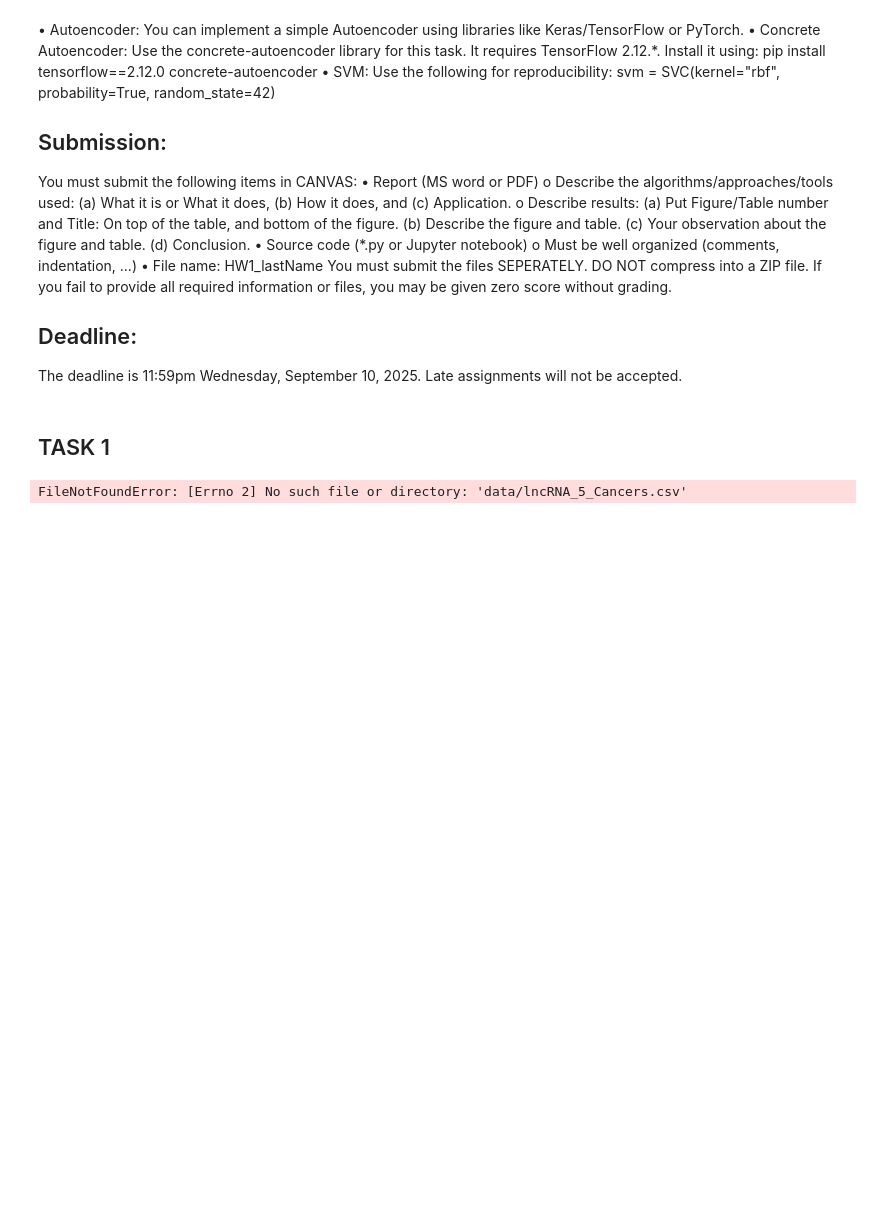
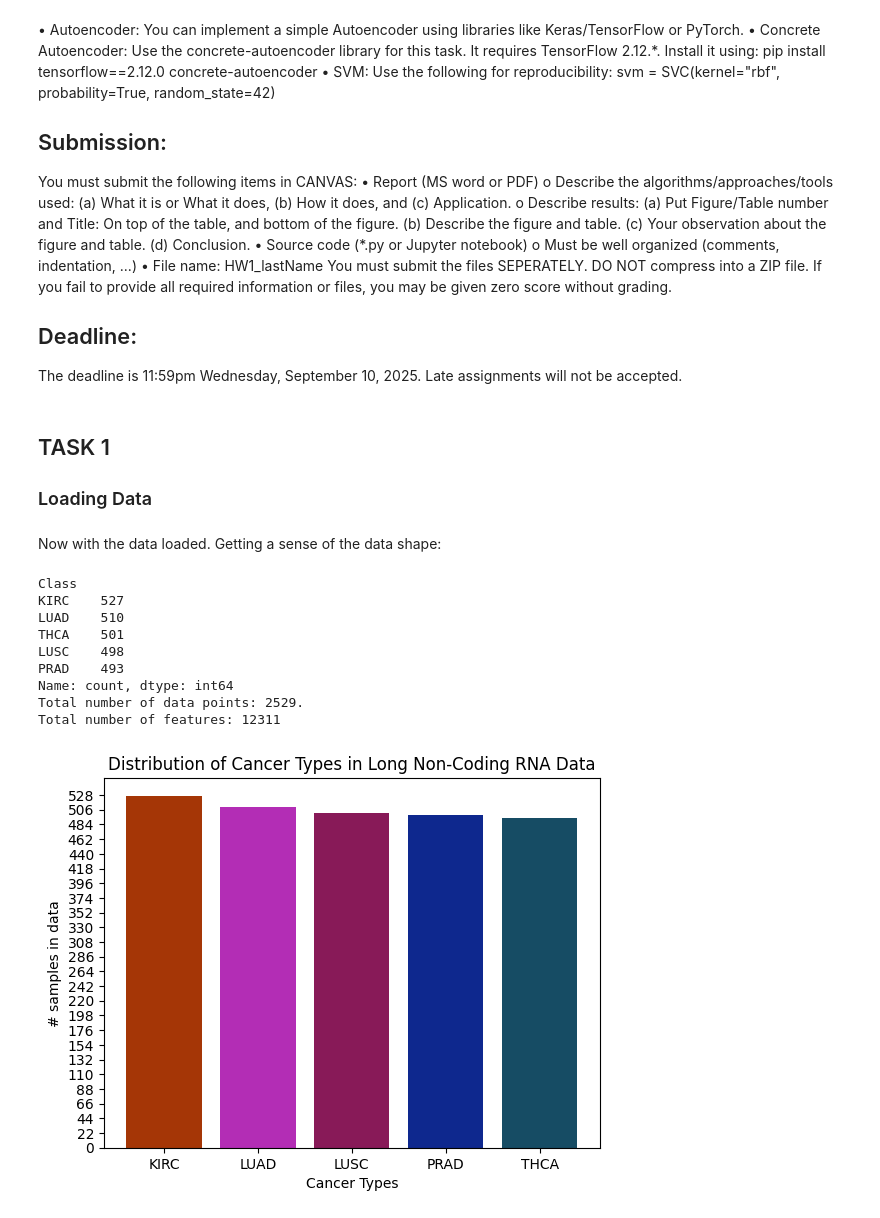
Before and after one commit to RamsMorales/ml-feature-selection-autoencoders-svm, a Jupyter notebook: notebooks/final_report.ipynb, the cells around one changed output. Saved outputs shown, nothing was run; the diff lists cells and outputs as text; code cells hidden in the pictures; blank space fills up the shorter version.

Commit message:
loaded data, examimed shape of data, made plot of distribution of classified samples

```diff
--- a/notebooks/final_report.ipynb
+++ b/notebooks/final_report.ipynb
@@ -51,10 +51,49 @@ provide all required information or files, you may be given zero score without g
 The deadline is 11:59pm Wednesday, September 10, 2025. Late assignments will not be accepted.
 # %% [markdown]
 ## TASK 1
+### Loading Data
 # %%
 import numpy as np
 import pandas as pd
+import os
+import matplotlib.pyplot as plt
 
-data = pd.read_csv("data/lncRNA_5_Cancers.csv")
+# Loading Data
+os.chdir("../data")
+#print(os.getcwd())
+
+data_file_name = "lncRNA_5_Cancers.csv"
+data_path = os.path.join(os.getcwd(),data_file_name)
+
+data = pd.read_csv(data_path)
+#print(data)
+
+# Returning to working dir
+os.chdir("../notebooks")
-# %% [output]
-FileNotFoundError: [Errno 2] No such file or directory: 'data/lncRNA_5_Cancers.csv'
+# %% [markdown]
+Now with the data loaded. Getting a sense of the data shape:
+# %%
+
+# Counting each cancer type
+cancer_type_counts = data['Class'].value_counts()
+print(cancer_type_counts)
+print(f"Total number of data points: {data.shape[0]}.\nTotal number of features: {data.shape[1]}",)
+
+# Creating bar chart
+plt.bar(data['Class'].unique().tolist(),cancer_type_counts,color=['#a53606', '#b32db5', '#881a58', '#0e288e', '#164c64'])
+plt.xlabel("Cancer Types")
+plt.ylabel("# samples in data")
+plt.title("Distribution of Cancer Types in Long Non-Coding RNA Data")
+plt.yticks([x for x in range(0,550,22)])
+plt.show()
+# %% [output]
+Class
+KIRC    527
+LUAD    510
+THCA    501
+LUSC    498
+PRAD    493
+Name: count, dtype: int64
+Total number of data points: 2529.
+Total number of features: 12311
+[figure, added]
```
